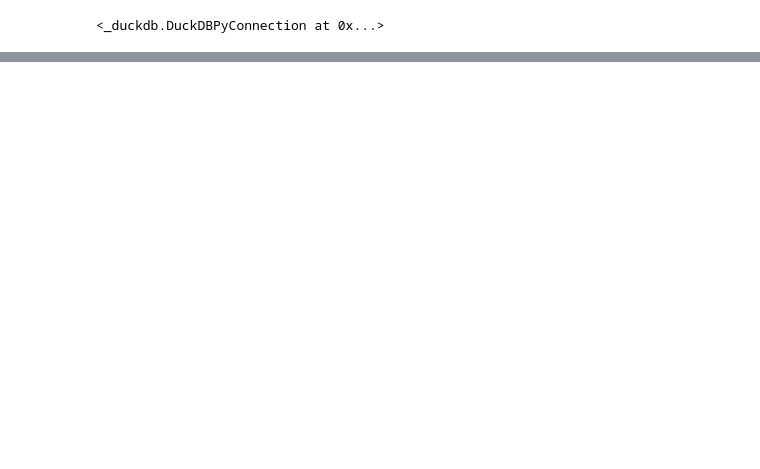
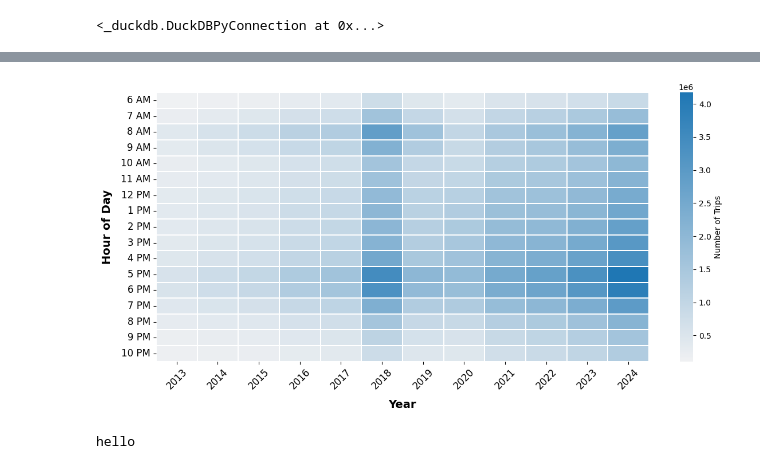
Before and after one commit to Ryanchen5243/citi_bike_analysis, a Jupyter notebook: analysis/jupytterrrrrrrrrrrrrrrr.ipynb, the cells around one changed output, grey strips where cells are left out. Cells and saved outputs as stored; diff of their text form; code cells hidden in the pictures; blank space fills up the shorter version.

```diff
--- a/analysis/jupytterrrrrrrrrrrrrrrr.ipynb
+++ b/analysis/jupytterrrrrrrrrrrrrrrr.ipynb
@@ -323,0 +545,74 @@ raw_data_total_rides = {'nyc': {'2013': 11229776,
+# %%
+# peak start time analysis
+'''
+agg_peak_start_times = defaultdict(lambda:defaultdict(int)) # year -> {hh->count}
+for (_,year),start_times in peak_start_times.items():
+    for (hour,trips) in start_times:
+        agg_peak_start_times[year][hour] += trips
+df = pd.DataFrame.from_dict(agg_peak_start_times).sort_index(axis=0)
+df = df.loc[6:22]
+plt.figure(figsize=(10,6))
+ax = sns.heatmap(data=df,annot=False,cmap='OrRd',linewidths=0.25)
+plt.xticks(rotation=45)
+plt.ylabel("Hour of Day", fontsize=14, fontweight='bold')
+plt.xlabel("Year", fontsize=14, fontweight='bold')
+hour_labels = [f"{h if h<=12 else h-12} {'AM' if h<12 else 'PM'}" for h in df.index]
+ax.set_yticklabels(hour_labels, rotation=0, fontsize=12, fontweight='medium')
+ax.set_xticklabels(ax.get_xticklabels(), rotation=45, fontsize=12, fontweight='medium')
+plt.tight_layout()
+plt.show()
+'''
+import pandas as pd
+import matplotlib.pyplot as plt
+import seaborn as sns
+from collections import defaultdict
+
+# Aggregate peak start times
+agg_peak_start_times = defaultdict(lambda: defaultdict(int))  # year -> {hour -> count}
+for (_, year), start_times in peak_start_times.items():
+    for hour, trips in start_times:
+        agg_peak_start_times[year][hour] += trips
+
+agg_peak_start_times.pop('2025')
+
+# Convert to DataFrame
+df = pd.DataFrame.from_dict(agg_peak_start_times).sort_index(axis=0)
+df = df.loc[6:22]  # keep hours 6AM-10PM
+
+# Set figure size
+plt.figure(figsize=(12, 6))
+
+# McKinsey-style color: muted orange-red (OrRd), subtle contrast
+cmap = sns.light_palette("#1F77B4", as_cmap=True)  # muted, professional orange
+
+# Plot heatmap
+ax = sns.heatmap(
+    data=df,
+    annot=False,          # no numbers cluttering the cells
+    cmap=cmap,
+    linewidths=0.25,
+    linecolor='white',    # subtle separation
+    cbar_kws={'label': 'Number of Trips'}
+)
+
+# Axis labels
+plt.xlabel("Year", fontsize=14, fontweight='bold', labelpad=10)
+plt.ylabel("Hour of Day", fontsize=14, fontweight='bold', labelpad=10)
+
+# Customize y-axis labels to AM/PM format
+hour_labels = [f"{h if h <= 12 else h-12} {'AM' if h < 12 else 'PM'}" for h in df.index]
+ax.set_yticklabels(hour_labels, rotation=0, fontsize=12, fontweight='medium')
+
+# Customize x-axis labels
+ax.set_xticklabels(ax.get_xticklabels(), rotation=45, fontsize=12, fontweight='medium')
+
+# Minimalistic styling
+sns.despine(left=True, bottom=True)
+plt.tight_layout()
+plt.savefig('peak_trip_hours.png', dpi=600, bbox_inches='tight')
+# %% [output]
+[figure, added]
+# %%
+print('hello')
+# %% [output]
+hello
```
Also changed, not shown: parts of 8 cells of this notebook.
